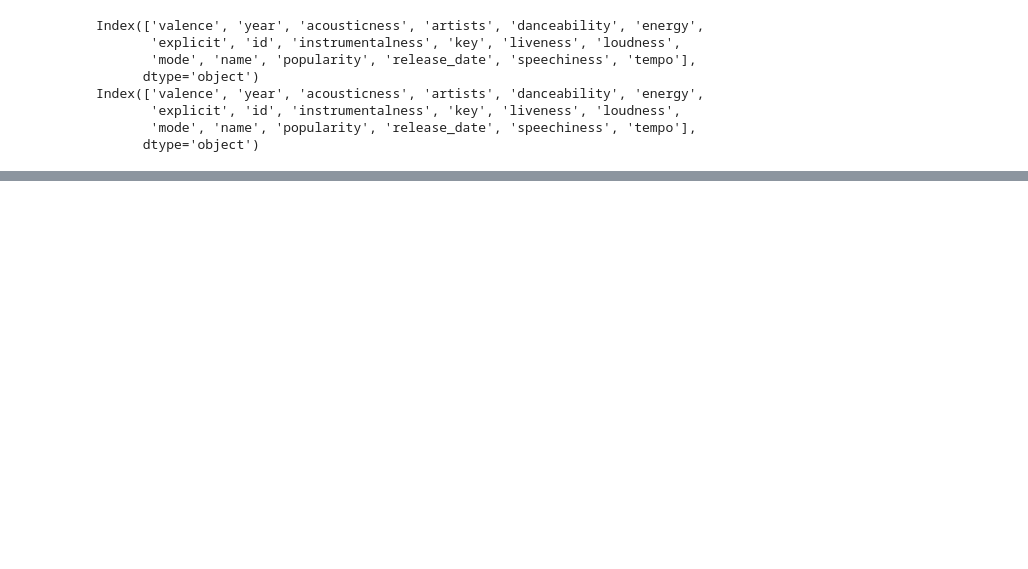
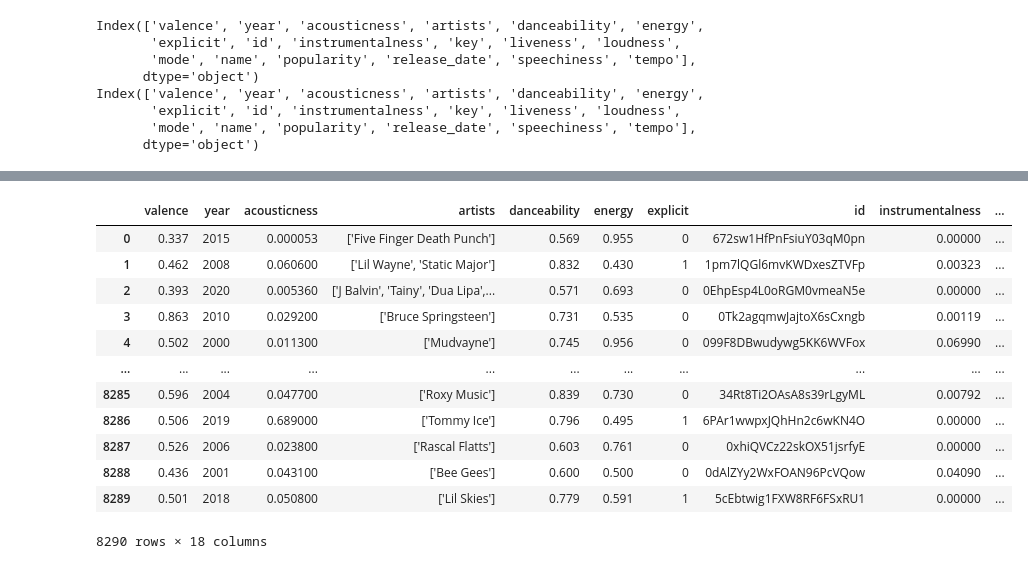
Before and after one commit to quangLinh9038/pds-group-project, a Jupyter notebook: assignment3.ipynb, the cells around one changed output, grey strips where cells are left out. Drawn from its saved outputs; the diff is of its cells as text; code cells hidden in the pictures; blank space fills up the shorter version.

```diff
--- a/assignment3.ipynb
+++ b/assignment3.ipynb
@@ -271,0 +290,16 @@ Index(['valence', 'year', 'acousticness', 'artists', 'danceability', 'energy',
+# %%
+test
+# %% [output]
+|  | valence | year | acousticness | artists | danceability | energy | explicit | id | instrumentalness | ... |
+| 0 | 0.337 | 2015 | 0.000053 | ['Five Finger Death Punch'] | 0.569 | 0.955 | 0 | 672sw1HfPnFsiuY03qM0pn | 0.00000 | ... |
+| 1 | 0.462 | 2008 | 0.060600 | ['Lil Wayne', 'Static Major'] | 0.832 | 0.430 | 1 | 1pm7lQGl6mvKWDxesZTVFp | 0.00323 | ... |
+| 2 | 0.393 | 2020 | 0.005360 | ['J Balvin', 'Tainy', 'Dua Lipa',... | 0.571 | 0.693 | 0 | 0EhpEsp4L0oRGM0vmeaN5e | 0.00000 | ... |
+| 3 | 0.863 | 2010 | 0.029200 | ['Bruce Springsteen'] | 0.731 | 0.535 | 0 | 0Tk2agqmwJajtoX6sCxngb | 0.00119 | ... |
+| 4 | 0.502 | 2000 | 0.011300 | ['Mudvayne'] | 0.745 | 0.956 | 0 | 099F8DBwudywg5KK6WVFox | 0.06990 | ... |
+| ... | ... | ... | ... | ... | ... | ... | ... | ... | ... | ... |
+| 8285 | 0.596 | 2004 | 0.047700 | ['Roxy Music'] | 0.839 | 0.730 | 0 | 34Rt8Ti2OAsA8s39rLgyML | 0.00792 | ... |
+| 8286 | 0.506 | 2019 | 0.689000 | ['Tommy Ice'] | 0.796 | 0.495 | 1 | 6PAr1wwpxJQhHn2c6wKN4O | 0.00000 | ... |
+| 8287 | 0.526 | 2006 | 0.023800 | ['Rascal Flatts'] | 0.603 | 0.761 | 0 | 0xhiQVCz22skOX51jsrfyE | 0.00000 | ... |
+| 8288 | 0.436 | 2001 | 0.043100 | ['Bee Gees'] | 0.600 | 0.500 | 0 | 0dAlZYy2WxFOAN96PcVQow | 0.04090 | ... |
+| 8289 | 0.501 | 2018 | 0.050800 | ['Lil Skies'] | 0.779 | 0.591 | 1 | 5cEbtwig1FXW8RF6FSxRU1 | 0.00000 | ... |
+8290 rows × 18 columns
```
Also changed, not shown: parts of 7 cells of this notebook.
